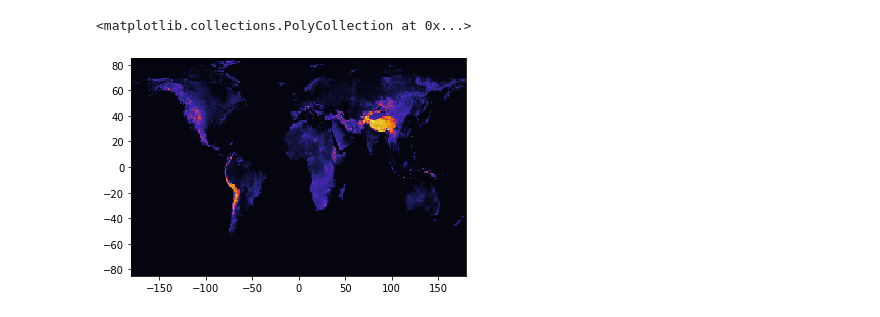
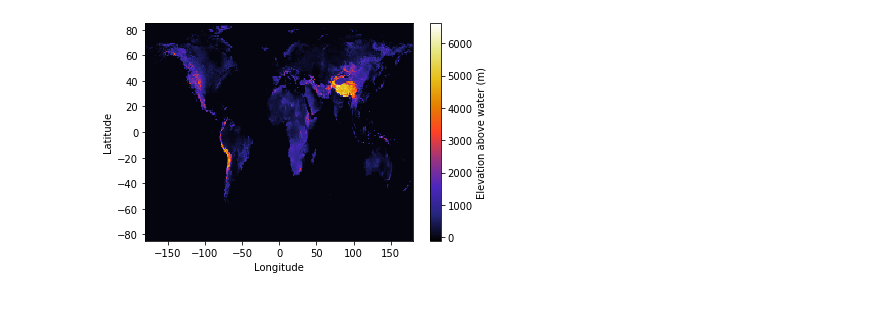
Before and after one commit to Foo2000/McGill-physics-hackathon, a Jupyter notebook: HeightMap.ipynb, the cells around one changed output. Cells and saved outputs as stored; diff of their text form; code cells hidden in the pictures.

```diff
--- a/HeightMap.ipynb
+++ b/HeightMap.ipynb
@@ -68,5 +74,10 @@ ax.plot_wireframe(longitude_grid, latitude_grid, grid.transpose(), color='black'
-# %%
-plt.pcolor(longitude_grid, latitude_grid, grid.transpose(), cmap='CMRmap')
-# %% [output]
-<matplotlib.collections.PolyCollection at 0x...>
-[figure, removed]
+# %%
+fig, ax = plt.subplots()
+
+ax = plt.pcolor(longitude_grid, latitude_grid, grid.transpose(), cmap='CMRmap')
+plt.xlabel('Longitude')
+plt.ylabel('Latitude')
+cbar = plt.colorbar(ax)
+cbar.set_label('Elevation above water (m)')
+# %% [output]
+[figure, added]
```
Also changed, not shown: parts of 16 cells of this notebook.
